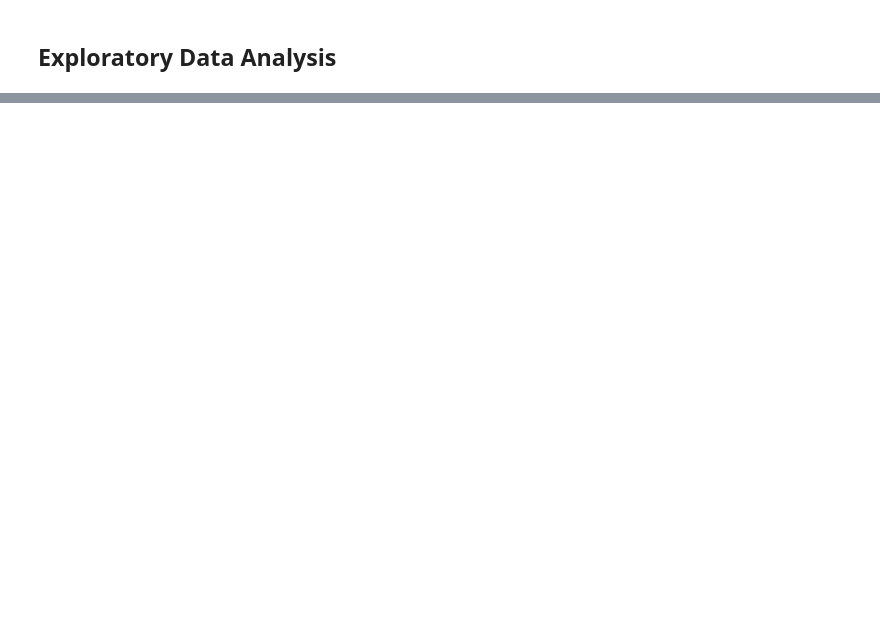
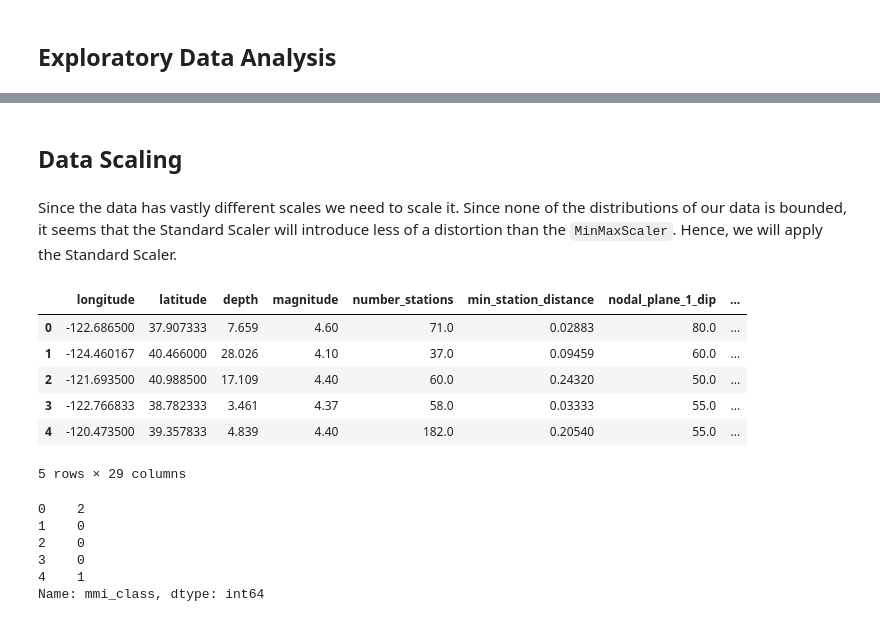
Before and after one commit to AI-Bootcamp-Class/project2, a Jupyter notebook: preprocess_data.ipynb, the cells around one changed output, grey strips where cells are left out. Cells and saved outputs as stored; diff of their text form; code cells hidden in the pictures; blank space fills up the shorter version.

```diff
--- a/preprocess_data.ipynb
+++ b/preprocess_data.ipynb
@@ -210,4 +231,4 @@ Any MMI value larger than than 4 is felt by many people. An MMI value larger tha
 # %%
 # Add a column for the 'mmi' class
-df_cleaned['mmi_class'] = [0 if mmi<4 else 1 if mmi>=4 and mmi<5 else 2 for mmi in df_cleaned['mmi']]
+df_numerical['mmi_class'] = [0 if mmi<4 else 1 if mmi>=4 and mmi<5 else 2 for mmi in df_cleaned['mmi']]
 # %%
@@ -236,0 +260,28 @@ df_final.head()
+# %% [markdown]
+## Data Scaling
+# %% [markdown]
+Since the data has vastly different scales we need to scale it. Since none of the distributions of our data is bounded, it seems that the Standard Scaler will introduce less of a distortion than the `MinMaxScaler`. Hence, we will apply the Standard Scaler.
+# %%
+# First define X ...
+X = df_final.drop(columns='mmi_class', axis=1)
+display(X.head())
+# %% [output]
+|  | longitude | latitude | depth | magnitude | number_stations | min_station_distance | nodal_plane_1_dip | ... |
+| 0 | -122.686500 | 37.907333 | 7.659 | 4.60 | 71.0 | 0.02883 | 80.0 | ... |
+| 1 | -124.460167 | 40.466000 | 28.026 | 4.10 | 37.0 | 0.09459 | 60.0 | ... |
+| 2 | -121.693500 | 40.988500 | 17.109 | 4.40 | 60.0 | 0.24320 | 50.0 | ... |
+| 3 | -122.766833 | 38.782333 | 3.461 | 4.37 | 58.0 | 0.03333 | 55.0 | ... |
+| 4 | -120.473500 | 39.357833 | 4.839 | 4.40 | 182.0 | 0.20540 | 55.0 | ... |
+5 rows × 29 columns
+# %%
+# ... then y
+y = df_final['mmi_class']
+#y = df_final['mmi_class'].values.reshape(-1, 1)
+y[:5]
+# %% [output]
+0    2
+1    0
+2    0
+3    0
+4    1
+Name: mmi_class, dtype: int64
```
Also changed, not shown: parts of 36 cells of this notebook, 3 other files.
